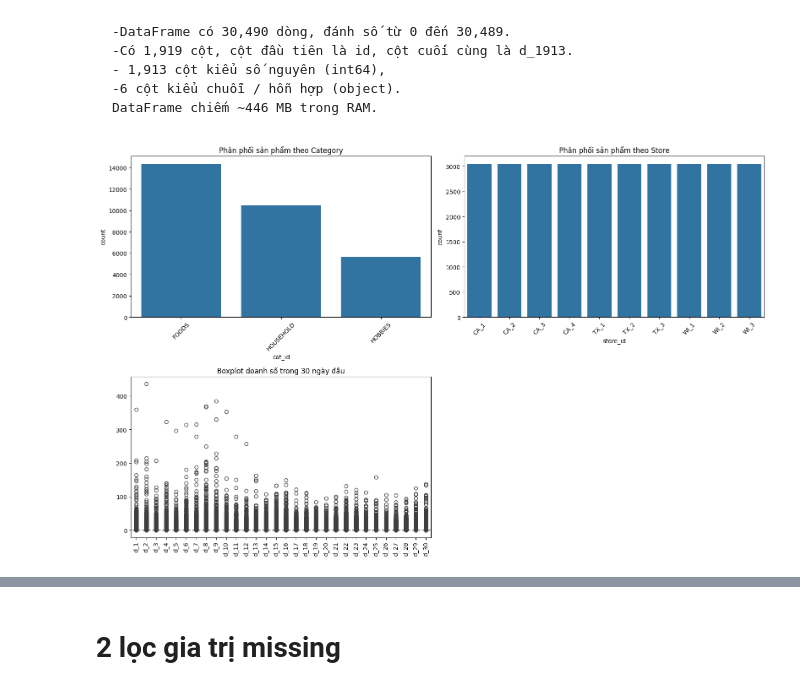
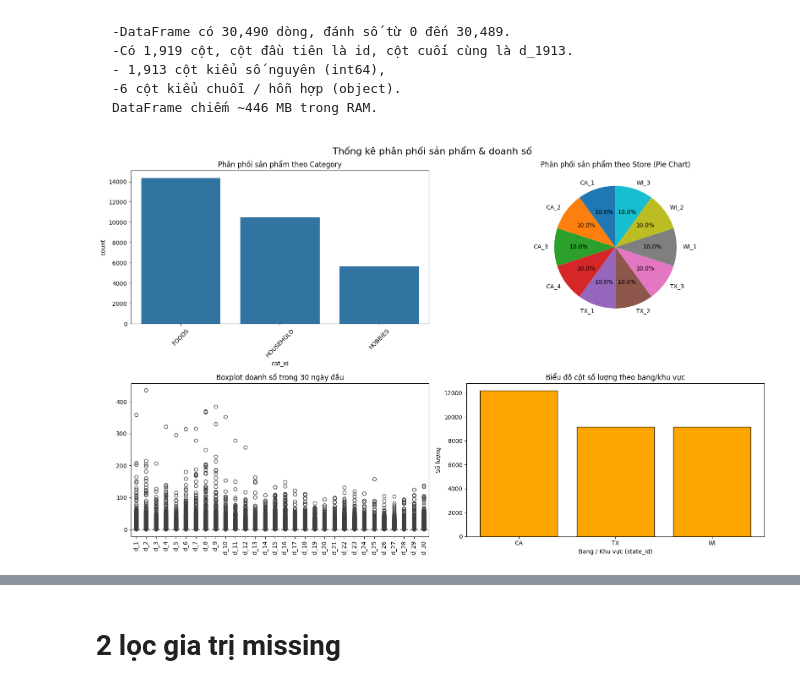
Before and after one commit to NguyenVanTien204/Time_Series_with_Python, a Jupyter notebook: notebook/02_EDA.ipynb, the cells around one changed output, grey strips where cells are left out. Saved outputs shown, nothing was run; the diff lists cells and outputs as text; code cells hidden in the pictures.

````diff
--- a/notebook/02_EDA.ipynb
+++ b/notebook/02_EDA.ipynb
@@ -81,33 +94,41 @@ memory usage: 446.4+ MB
 DataFrame chiếm ~446 MB trong RAM.
 ```
 # %%
-
 # Lấy một số cột bán hàng theo ngày (ví dụ d_1 -> d_30)
 sales_cols = [col for col in df.columns if col.startswith("d_")][:30]
+
+# Đếm số lượng mỗi bang/khu vực
+state_counts = df['state_id'].value_counts()
+
+# Đếm số lượng theo store
+store_counts = df['store_id'].value_counts()
 
 # Tạo figure với 3 subplot (2 hàng, 2 cột)
 fig, axes = plt.subplots(2, 2, figsize=(16, 10))
 
 # --- Barplot phân phối sản phẩm theo Category ---
 sns.countplot(data=df, x="cat_id", order=df["cat_id"].value_counts().index, ax=axes[0,0])
 axes[0,0].set_title("Phân phối sản phẩm theo Category")
 axes[0,0].tick_params(axis='x', rotation=45)
 
-# --- Barplot phân phối sản phẩm theo Store ---
-sns.countplot(data=df, x="store_id", order=df["store_id"].value_counts().index, ax=axes[0,1])
-axes[0,1].set_title("Phân phối sản phẩm theo Store")
-axes[0,1].tick_params(axis='x', rotation=45)
+# --- Pie chart phân phối sản phẩm theo Store ---
+axes[0,1].pie(store_counts.values, labels=store_counts.index, autopct="%.1f%%", startangle=90)
+axes[0,1].set_title("Phân phối sản phẩm theo Store (Pie Chart)")
 
 # --- Boxplot doanh số 30 ngày đầu ---
 sns.boxplot(data=df[sales_cols], ax=axes[1,0])
 axes[1,0].set_title("Boxplot doanh số trong 30 ngày đầu")
 axes[1,0].tick_params(axis='x', rotation=90)
 
-# Tắt subplot trống (ô 1,1)
-axes[1,1].axis("off")
+# --- Biểu đồ cột theo bang/khu vực ---
+axes[1,1].bar(state_counts.index, state_counts.values, color="orange", edgecolor="black")
+axes[1,1].set_title("Biểu đồ cột số lượng theo bang/khu vực")
+axes[1,1].set_xlabel("Bang / Khu vực (state_id)")
+axes[1,1].set_ylabel("Số lượng")
 
-# Điều chỉnh layout
+# Tiêu đề chung
+plt.suptitle("Thống kê phân phối sản phẩm & doanh số", fontsize=16)
 plt.tight_layout()
 plt.show()
 # %% [output]
-[figure, old version]
+[figure, new version]
````
Also changed, not shown: parts of 5 cells of this notebook, 2 other files.
